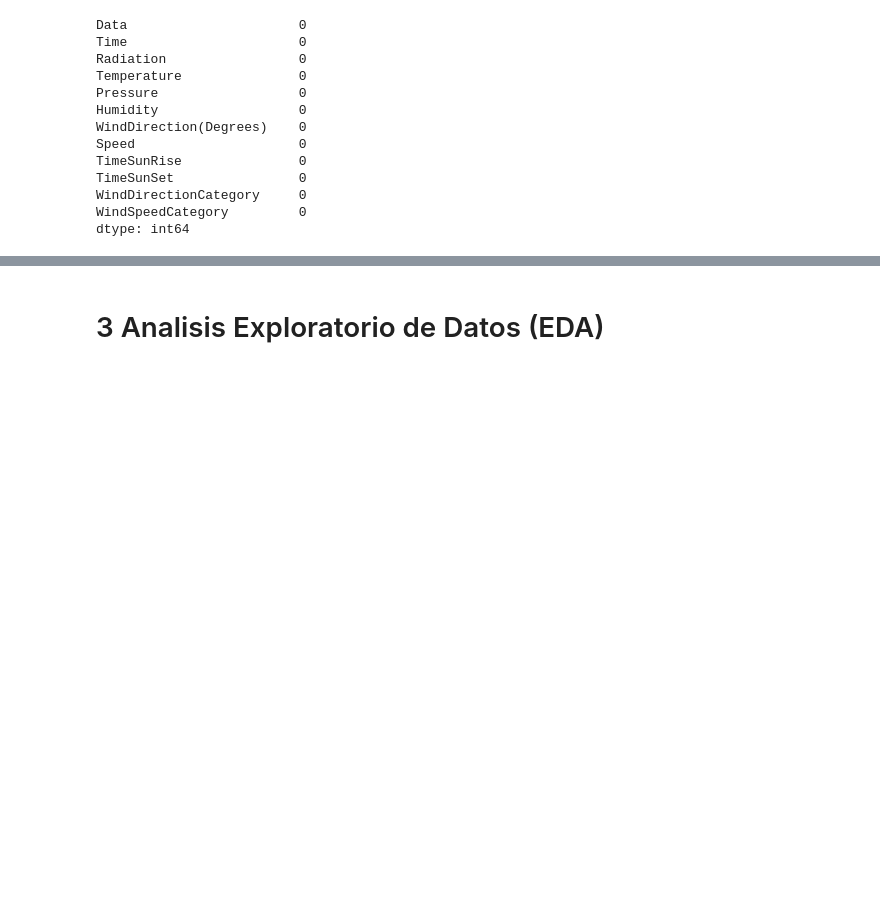
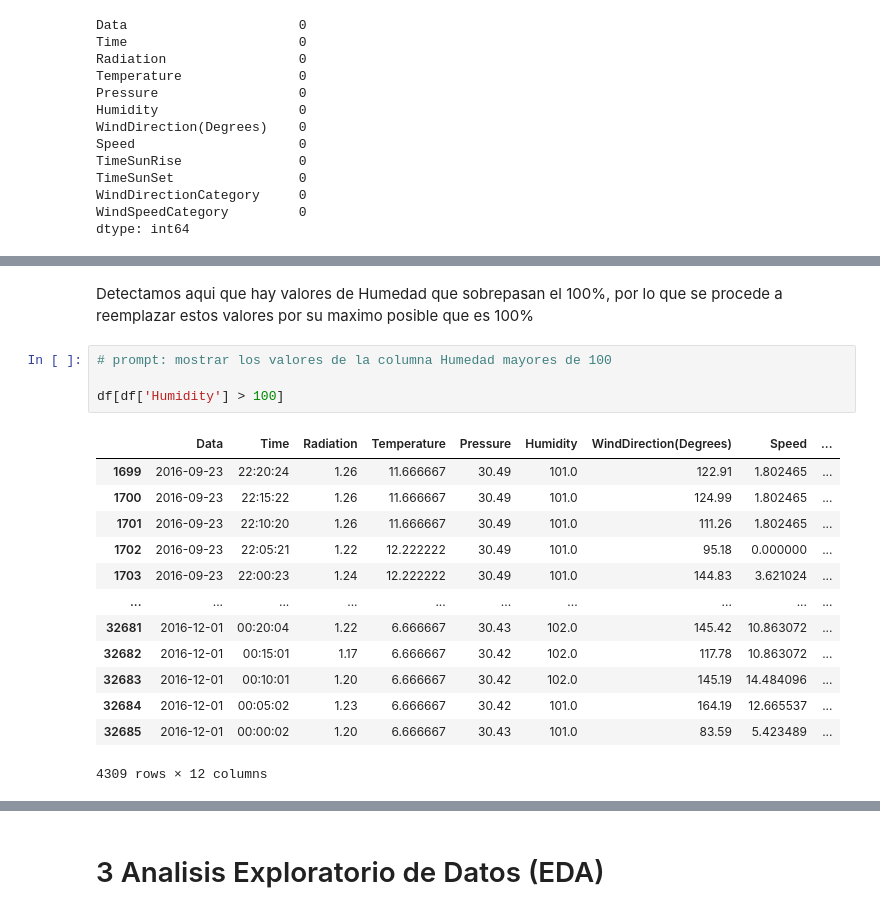
Before and after one commit to mdellanina/TrabajoPr-cticoCODERHOUSE, a Jupyter notebook: TrabajoPracticoCH_DS1.ipynb, the cells around one changed output, grey strips where cells are left out. Drawn from its saved outputs; the diff is of its cells as text; blank space fills up the shorter version.

```diff
--- a/TrabajoPracticoCH_DS1.ipynb
+++ b/TrabajoPracticoCH_DS1.ipynb
@@ -377 +365,21 @@ memory usage: 3.0+ MB
 | max | 1601.26 | 21.67 | 30.56 | 103.00 | 359.95 | 65.18 |
+# %% [markdown]
+Detectamos aqui que hay valores de Humedad que sobrepasan el 100%, por lo que se procede a reemplazar estos valores por su maximo posible que es 100%
+# %%
+# prompt: mostrar los valores de la columna Humedad mayores de 100
+
+df[df['Humidity'] > 100]
+# %% [output]
+|  | Data | Time | Radiation | Temperature | Pressure | Humidity | WindDirection(Degrees) | Speed | ... |
+| 1699 | 2016-09-23 | 22:20:24 | 1.26 | 11.666667 | 30.49 | 101.0 | 122.91 | 1.802465 | ... |
+| 1700 | 2016-09-23 | 22:15:22 | 1.26 | 11.666667 | 30.49 | 101.0 | 124.99 | 1.802465 | ... |
+| 1701 | 2016-09-23 | 22:10:20 | 1.26 | 11.666667 | 30.49 | 101.0 | 111.26 | 1.802465 | ... |
+| 1702 | 2016-09-23 | 22:05:21 | 1.22 | 12.222222 | 30.49 | 101.0 | 95.18 | 0.000000 | ... |
+| 1703 | 2016-09-23 | 22:00:23 | 1.24 | 12.222222 | 30.49 | 101.0 | 144.83 | 3.621024 | ... |
+| ... | ... | ... | ... | ... | ... | ... | ... | ... | ... |
+| 32681 | 2016-12-01 | 00:20:04 | 1.22 | 6.666667 | 30.43 | 102.0 | 145.42 | 10.863072 | ... |
+| 32682 | 2016-12-01 | 00:15:01 | 1.17 | 6.666667 | 30.42 | 102.0 | 117.78 | 10.863072 | ... |
+| 32683 | 2016-12-01 | 00:10:01 | 1.20 | 6.666667 | 30.42 | 102.0 | 145.19 | 14.484096 | ... |
+| 32684 | 2016-12-01 | 00:05:02 | 1.23 | 6.666667 | 30.42 | 101.0 | 164.19 | 12.665537 | ... |
+| 32685 | 2016-12-01 | 00:00:02 | 1.20 | 6.666667 | 30.43 | 101.0 | 83.59 | 5.423489 | ... |
+4309 rows × 12 columns
```
Also changed, not shown: parts of 21 cells of this notebook.
